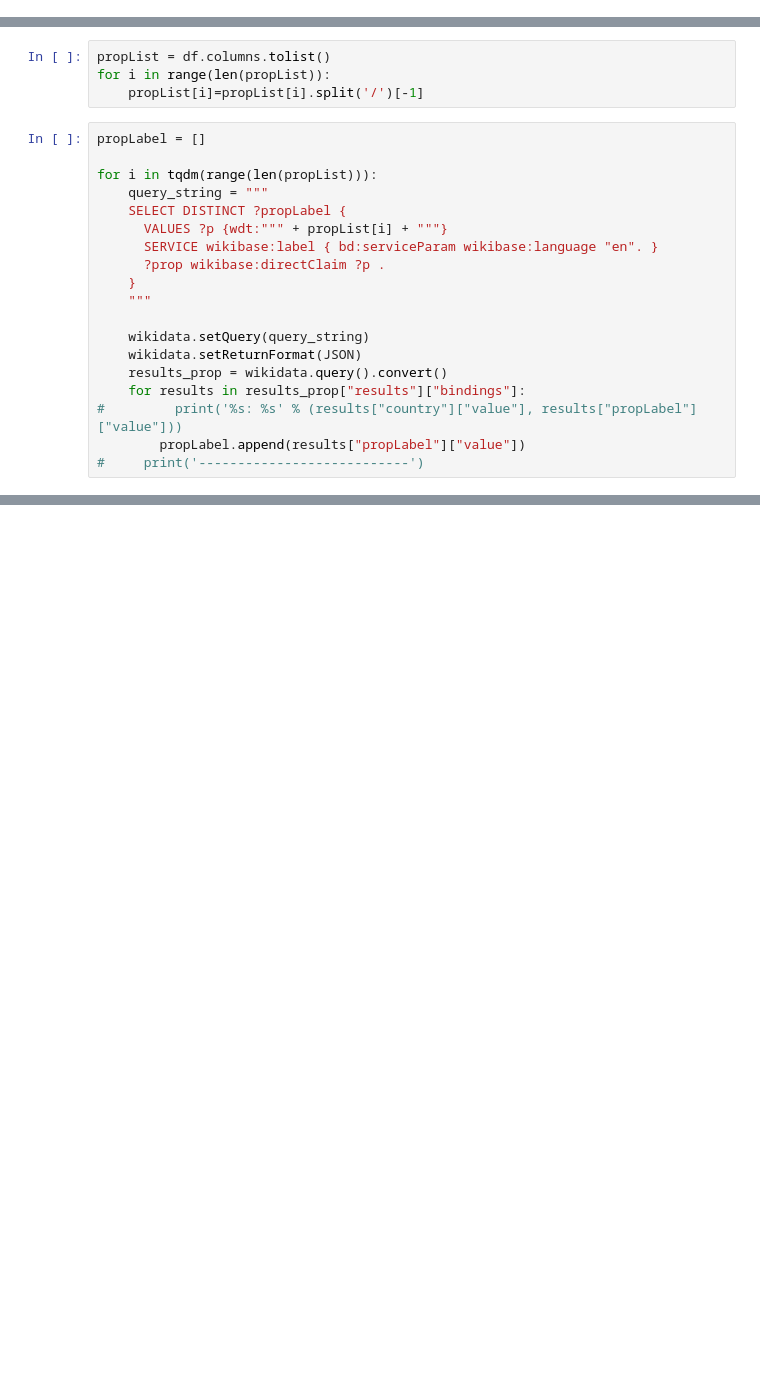
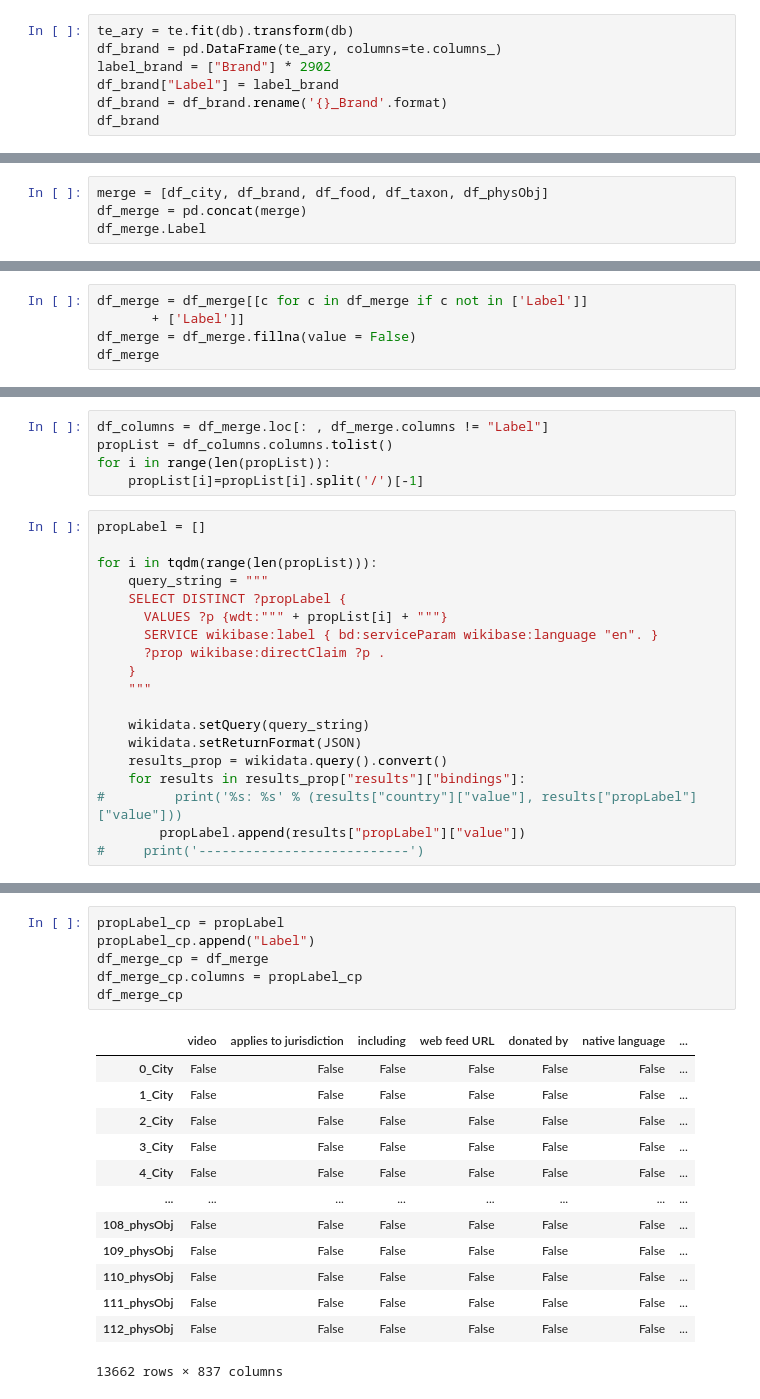
Before and after one commit to nyomangedar/GA_aids_classification, a Jupyter notebook: MergeAll/MergeAll_Proccessing.ipynb, the cells around one changed output, grey strips where cells are left out. Cells and saved outputs as stored; diff of their text form; blank space fills up the shorter version.

```diff
--- a/MergeAll/MergeAll_Proccessing.ipynb
+++ b/MergeAll/MergeAll_Proccessing.ipynb
@@ -99,0 +179,7 @@ df
+# %%
+te_ary = te.fit(db).transform(db)
+df_brand = pd.DataFrame(te_ary, columns=te.columns_)
+label_brand = ["Brand"] * 2902
+df_brand["Label"] = label_brand
+df_brand = df_brand.rename('{}_Brand'.format)
+df_brand
@@ -99,0 +331,4 @@ df
+# %%
+merge = [df_city, df_brand, df_food, df_taxon, df_physObj]
+df_merge = pd.concat(merge)
+df_merge.Label
@@ -99,0 +348,5 @@ df
+# %%
+df_merge = df_merge[[c for c in df_merge if c not in ['Label']]
+       + ['Label']]
+df_merge = df_merge.fillna(value = False)
+df_merge
@@ -100,7 +367,8 @@ df
 # %%
 wikidata = SPARQLWrapper("https://query.wikidata.org/sparql")
 # %%
-propList = df.columns.tolist()
+df_columns = df_merge.loc[: , df_merge.columns != "Label"]
+propList = df_columns.columns.tolist()
 for i in range(len(propList)):
     propList[i]=propList[i].split('/')[-1]
 # %%
@@ -176,0 +393,20 @@ res
+# %%
+propLabel_cp = propLabel
+propLabel_cp.append("Label")
+df_merge_cp = df_merge
+df_merge_cp.columns = propLabel_cp
+df_merge_cp
+# %% [output]
+|  | video | applies to jurisdiction | including | web feed URL | donated by | native language | ... |
+| 0_City | False | False | False | False | False | False | ... |
+| 1_City | False | False | False | False | False | False | ... |
+| 2_City | False | False | False | False | False | False | ... |
+| 3_City | False | False | False | False | False | False | ... |
+| 4_City | False | False | False | False | False | False | ... |
+| ... | ... | ... | ... | ... | ... | ... | ... |
+| 108_physObj | False | False | False | False | False | False | ... |
+| 109_physObj | False | False | False | False | False | False | ... |
+| 110_physObj | False | False | False | False | False | False | ... |
+| 111_physObj | False | False | False | False | False | False | ... |
+| 112_physObj | False | False | False | False | False | False | ... |
+13662 rows × 837 columns
```
Also changed, not shown: parts of 21 cells of this notebook, 25 other files.
